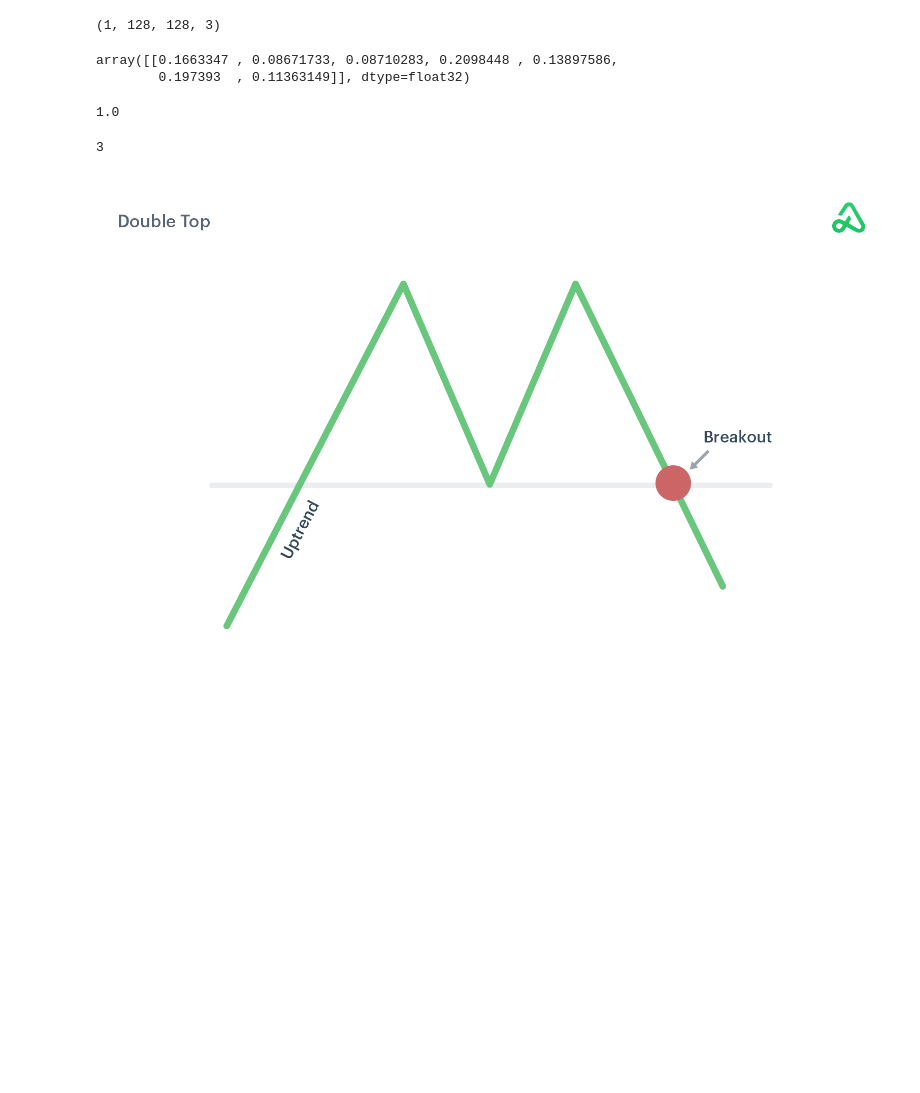
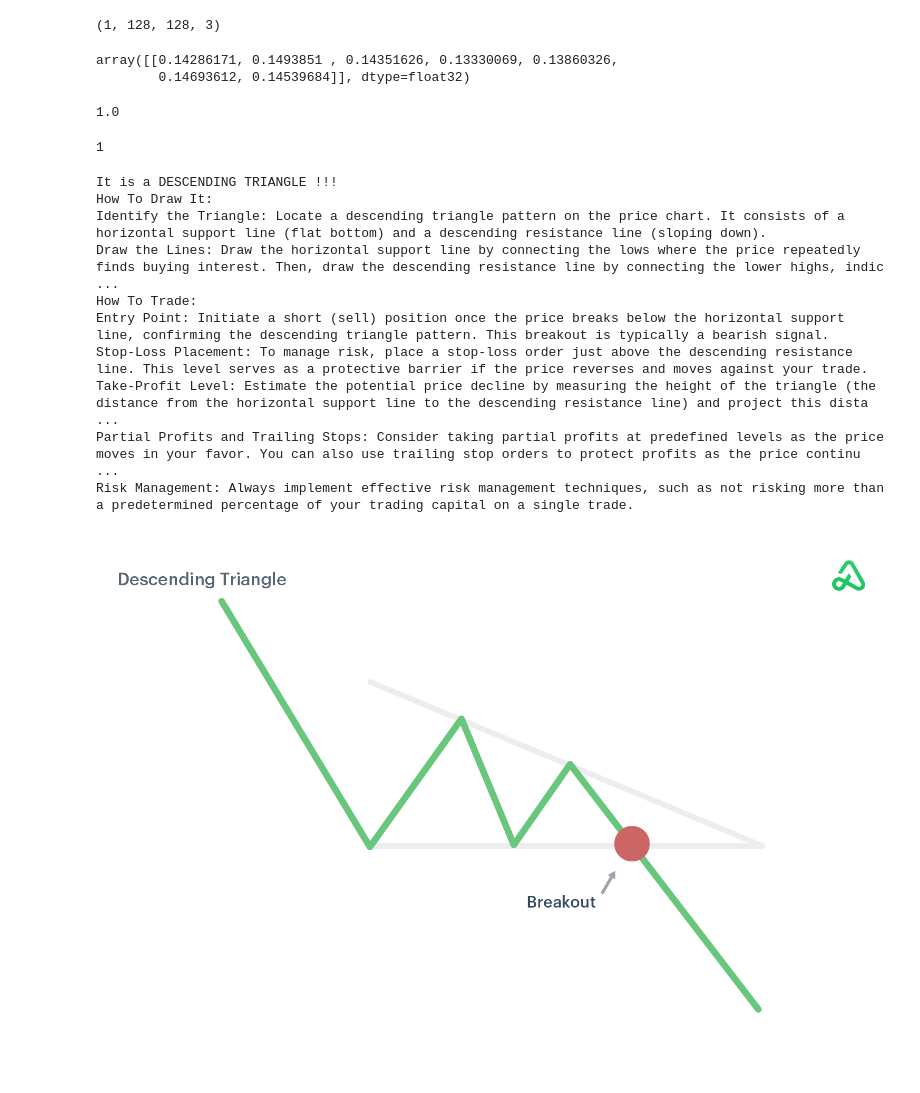
Before and after one commit to Ashen2020/Phoenix_Pattern_Detector, a Jupyter notebook: phoenix_pattern_detector.ipynb, the cells around one changed output. Cells and saved outputs as stored; diff of their text form; code cells hidden in the pictures; blank space fills up the shorter version.

```diff
--- a/phoenix_pattern_detector.ipynb
+++ b/phoenix_pattern_detector.ipynb
@@ -127,7 +127,6 @@ model.add(d3)
 
 model.add(tf.keras.layers.Dense(256, activation='relu'))
 model.add(tf.keras.layers.Dense(128, activation='relu'))
-model.add(tf.keras.layers.Dense(64, activation='relu'))
 model.add(tf.keras.layers.Dropout(0.5))
 model.add(tf.keras.layers.Dense(7, activation='softmax'))
 # %%
@@ -144,15 +143,15 @@ weights[1].shape
 # %% [markdown]
 ## Formatting data
 # %%
-#this is the data augmentation configuration we will use for training
+# this is the data augmentation configuration we will use for training
 train_datagen = ImageDataGenerator(
     rescale=1. / 255,
-    shear_range=0.1,
-    zoom_range=0.1,
+    shear_range=0.2,
+    zoom_range=0.2,
     horizontal_flip=True,
-    rotation_range=10,
-    width_shift_range=0.1,
-    height_shift_range=0.1
+    rotation_range=20,
+    width_shift_range=0.2,
+    height_shift_range=0.2
 )
 # %%
 # this is the augmentation configuration we will use for testing:
@@ -257,8 +255,8 @@ out = model.predict_on_batch(img)
 # %%
 out
 # %% [output]
-array([[0.1663347 , 0.08671733, 0.08710283, 0.2098448 , 0.13897586,
-        0.197393  , 0.11363149]], dtype=float32)
+array([[0.14286171, 0.1493851 , 0.14351626, 0.13330069, 0.13860326,
+        0.14693612, 0.14539684]], dtype=float32)
 # %%
 np.sum(out)
 # %% [output]
@@ -268,7 +266,7 @@ from IPython.display import display, HTML, Image
 # %%
 np.argmax(out)
 # %% [output]
-3
+1
 # %%
 predicted_class=np.argmax(out)
 
@@ -295,10 +293,22 @@ elif predicted_class == 6:
     image_path ='/content/DATASET/output/Symmetrical_Triangle.png'
 else:
     output_text = "Class not recognized."
     image_path ='/content/DATASET/output/Descending_Triangle.png'
 
 
-#display image
+# Display the text
+display(HTML(output_text))
+# Display the text
 display(Image(filename=image_path))
 # %% [output]
+It is a DESCENDING TRIANGLE !!!
+How To Draw It:
+Identify the Triangle: Locate a descending triangle pattern on the price chart. It consists of a horizontal support line (flat bottom) and a descending resistance line (sloping down).
+Draw the Lines: Draw the horizontal support line by connecting the lows where the price repeatedly finds buying interest. Then, draw the descending resistance line by connecting the lower highs, indic ...
+How To Trade:
+Entry Point: Initiate a short (sell) position once the price breaks below the horizontal support line, confirming the descending triangle pattern. This breakout is typically a bearish signal.
+Stop-Loss Placement: To manage risk, place a stop-loss order just above the descending resistance line. This level serves as a protective barrier if the price reverses and moves against your trade.
+Take-Profit Level: Estimate the potential price decline by measuring the height of the triangle (the distance from the horizontal support line to the descending resistance line) and project this dista ...
+Partial Profits and Trailing Stops: Consider taking partial profits at predefined levels as the price moves in your favor. You can also use trailing stop orders to protect profits as the price continu ...
+Risk Management: Always implement effective risk management techniques, such as not risking more than a predetermined percentage of your trading capital on a single trade.
-[figure, old version]
+[figure, new version]
```
Also changed, not shown: parts of 3 cells of this notebook.
